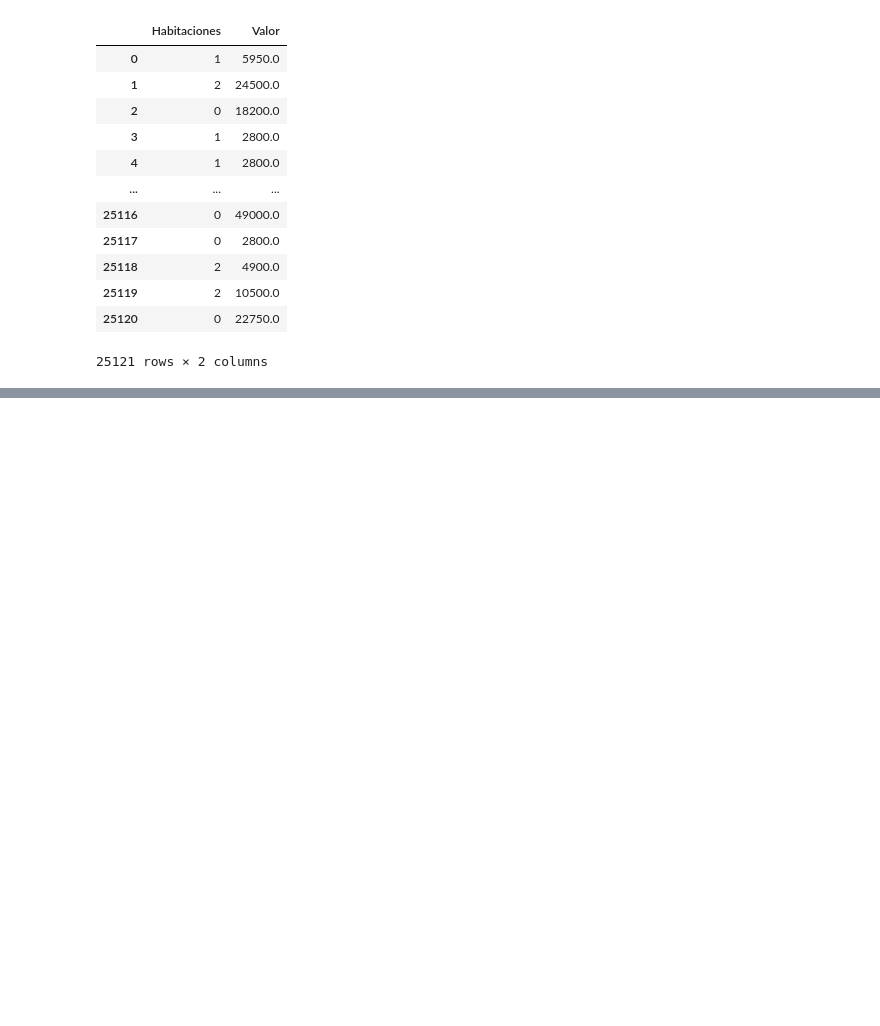
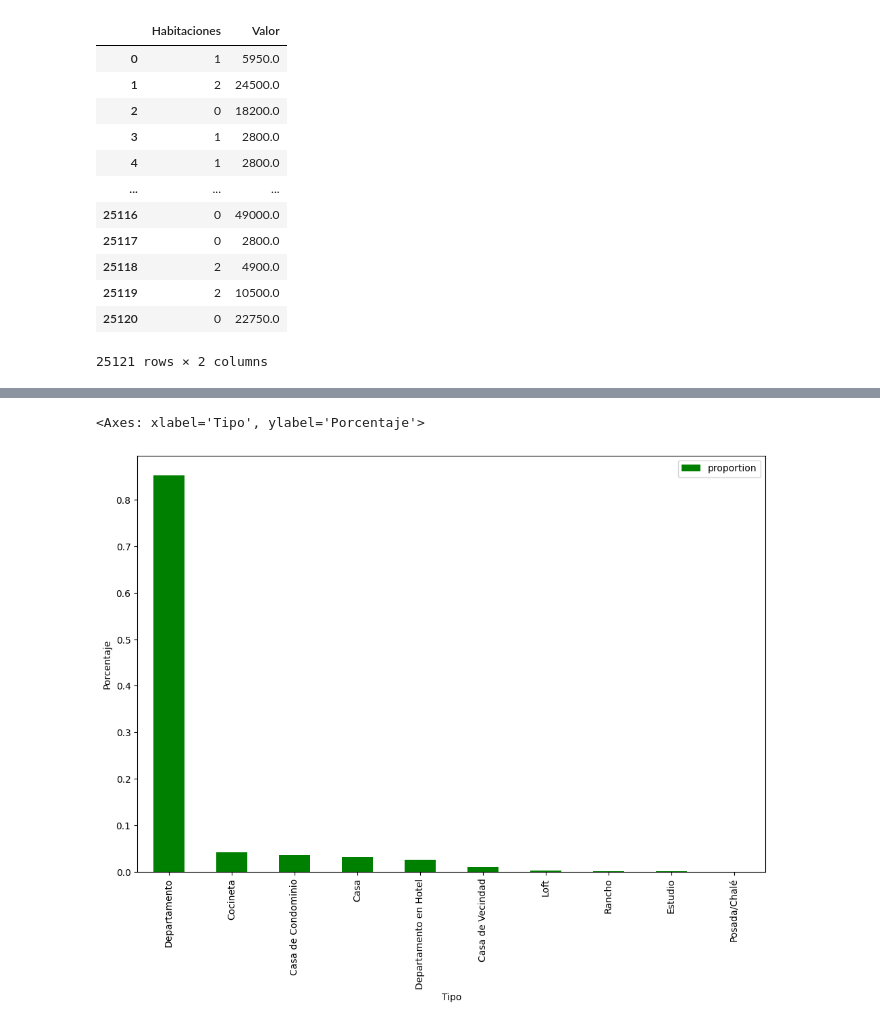
Before and after one commit to AndresCMontejo/Analisis_Inmuebles_CDMX, a Jupyter notebook: inmuebles_cdmx.ipynb, the cells around one changed output, grey strips where cells are left out. Drawn from its saved outputs; the diff is of its cells as text; code cells hidden in the pictures; blank space fills up the shorter version.

```diff
--- a/inmuebles_cdmx.ipynb
+++ b/inmuebles_cdmx.ipynb
@@ -166,0 +375,6 @@ datos[["Habitaciones", "Valor"]] #Se agregan dos corchetes para agregar de 2 val
+# %%
+porcentaje_tipo = df.Tipo.value_counts(normalize=True).to_frame() #.to_frame() lo convierte en un DataFrame
+porcentaje_tipo.plot(kind='bar', figsize=(12,8), color='green', xlabel='Tipo', ylabel='Porcentaje') #xlabel colocamos la leyenda que ira en X & ylabel la leyenta en Y
+# %% [output]
+<Axes: xlabel='Tipo', ylabel='Porcentaje'>
+[figure, added]
```
Also changed, not shown: parts of 22 cells of this notebook.
